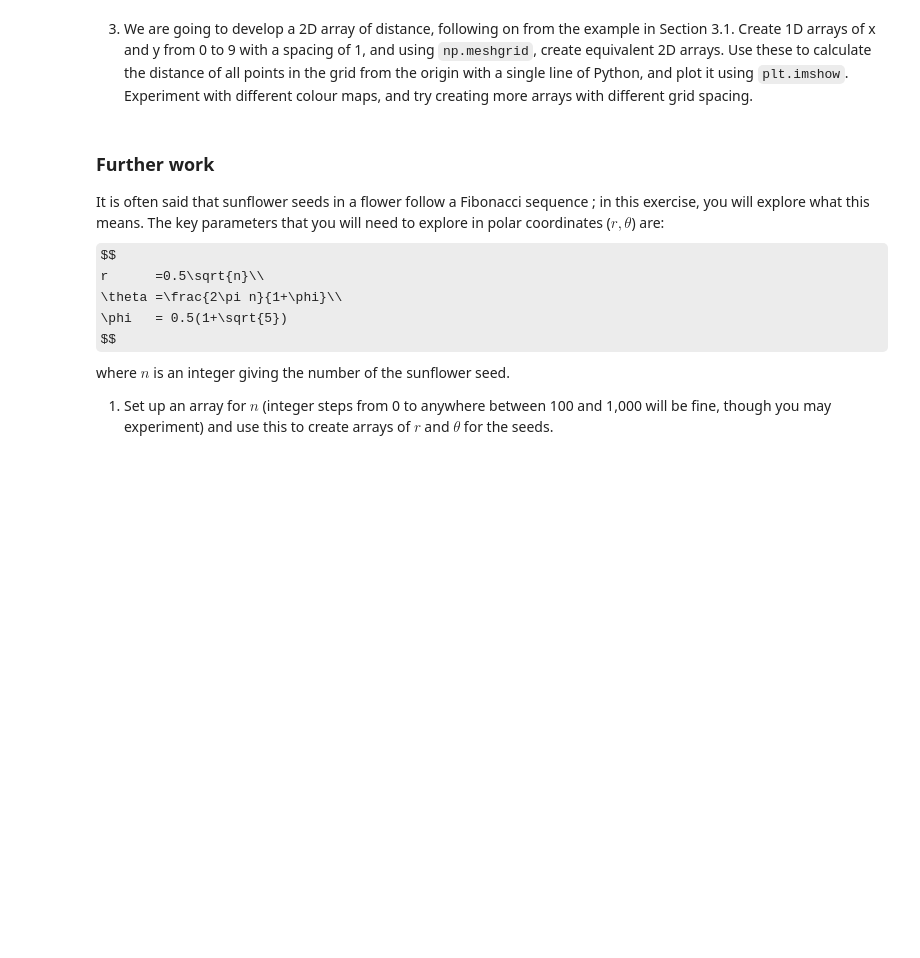
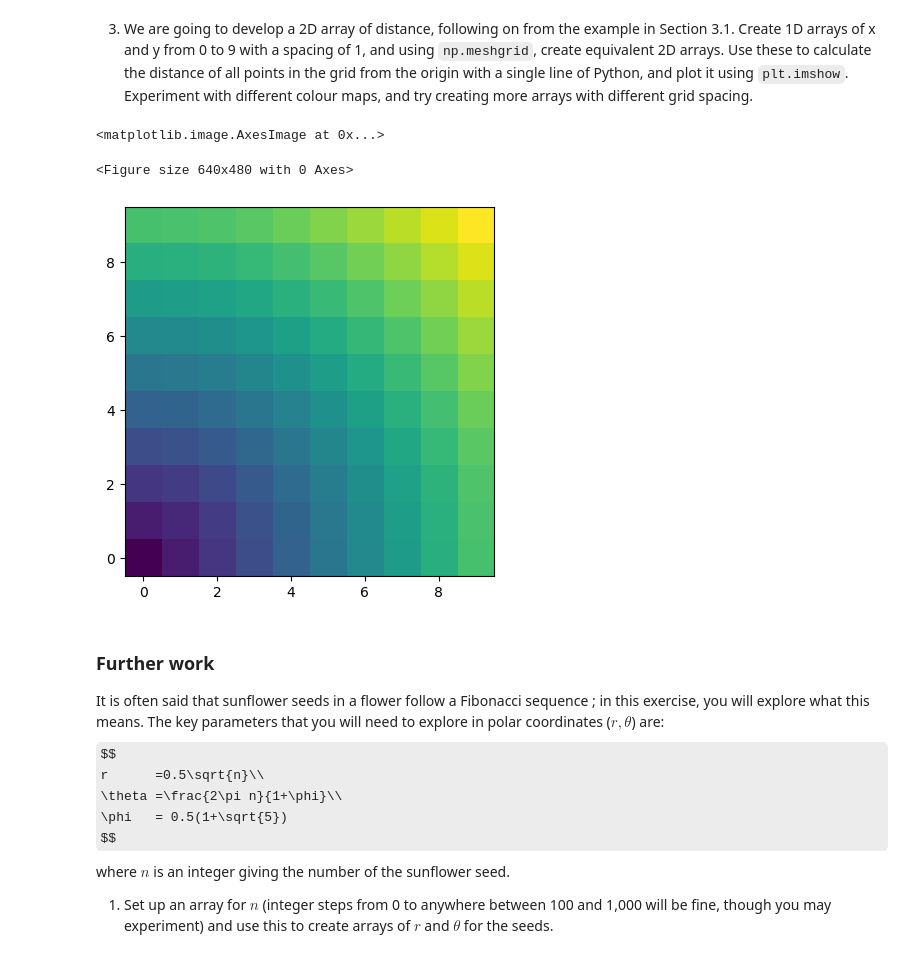
Before and after one commit to zfla/PHAS0030, a Jupyter notebook: Week 1/Session 1 Exercises.ipynb, the cells around one changed output. Saved outputs shown, nothing was run; the diff lists cells and outputs as text; code cells hidden in the pictures; some formulas as TeX source; blank space fills up the shorter version.

```diff
--- a/Week 1/Session 1 Exercises.ipynb
+++ b/Week 1/Session 1 Exercises.ipynb
@@ -67,5 +152,21 @@ print(len(arr2))
 # %% [markdown]
 3.	We are going to develop a 2D array of distance, following on from the example in Section 3.1. Create 1D arrays of x and y from 0 to 9 with a spacing of 1, and using `np.meshgrid`, create equivalent 2D arrays. Use these to calculate the distance of all points in the grid from the origin with a single line of Python, and plot it using `plt.imshow`. Experiment with different colour maps, and try creating more arrays with different grid spacing.
+# %%
+fig2 = plt.figure()
+
+x = np.arange(0, 10)
+y = np.arange(0, 10)
+
+x2D, y2D = np.meshgrid(x, y)
+
+x3 = np.sqrt(np.square(x2D)+np.square(y2D))
+
+plt.figure()
+plt.imshow(x3, origin='lower')
+# %% [output]
+<matplotlib.image.AxesImage at 0x...>
+<Figure size 640x480 with 0 Axes>
+[figure, added]
 # %% [markdown]
 ### Further work
 
```
Also changed, not shown: parts of 45 cells of this notebook, 4 other files.
